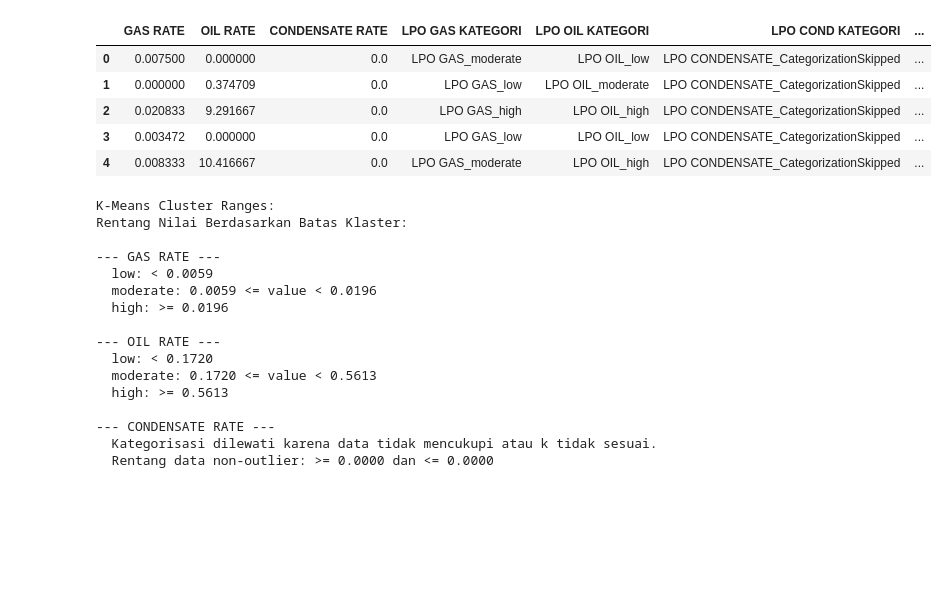
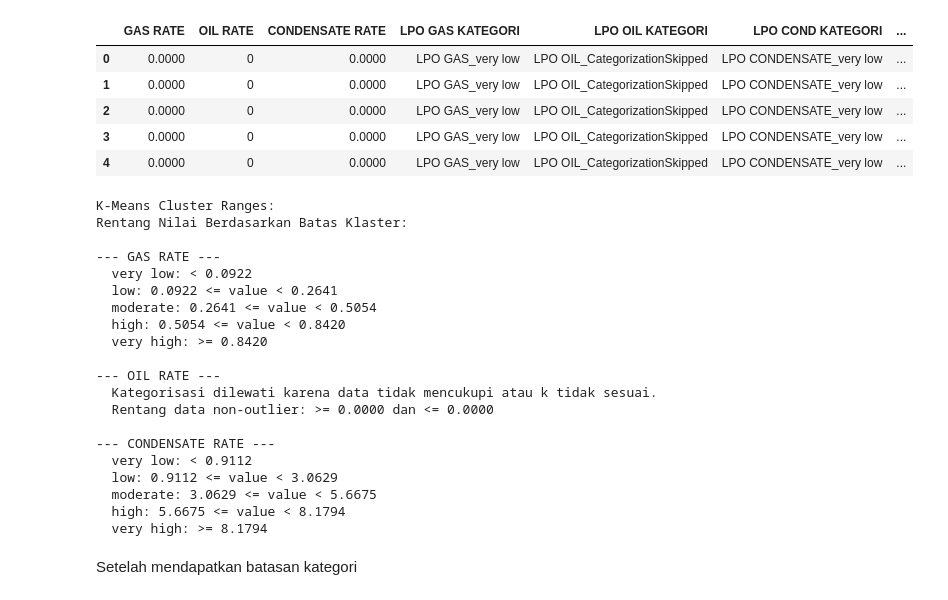
Before and after one commit to ridoya09/Proyek-Analisis-Data, a Jupyter notebook: Apriori/Engine_Apriori_LPO.ipynb, the cells around one changed output. Drawn from its saved outputs; the diff is of its cells as text; code cells hidden in the pictures; blank space fills up the shorter version.

```diff
--- a/Apriori/Engine_Apriori_LPO.ipynb
+++ b/Apriori/Engine_Apriori_LPO.ipynb
@@ -536,11 +619,11 @@ if 'process_data_with_kmeans' not in globals():
     cluster_info = {} # Initialize to prevent errors
 else:
     # Define the file path and k value here before calling the function
-    file_path = "/content/drive/MyDrive/Proyekan Mas Ivan/SF Jan-Aug 2025.xlsx"
+    file_path = "/content/drive/MyDrive/Proyekan Mas Ivan/Shortfall2.xlsx"
     # Assuming k is available from cell OjdosFsFr7kn. If not, set a default.
     if 'k' not in globals():
         # print("Variable 'k' not found, using default k=5 for categorization.") # Commented out
-        k_value = 3
+        k_value = 5
     else:
         k_value = globals()['k']
 
@@ -622,24 +705,30 @@ Successfully loaded data from '/content/drive/MyDrive/Proyekan Mas Ivan/SF Jan-A
 
 DataFrame 'df_association' after processing and categorization:
 |  | GAS RATE | OIL RATE | CONDENSATE RATE | LPO GAS KATEGORI | LPO OIL KATEGORI | LPO COND KATEGORI | ... |
-| 0 | 0.007500 | 0.000000 | 0.0 | LPO GAS_moderate | LPO OIL_low | LPO CONDENSATE_CategorizationSkipped | ... |
-| 1 | 0.000000 | 0.374709 | 0.0 | LPO GAS_low | LPO OIL_moderate | LPO CONDENSATE_CategorizationSkipped | ... |
-| 2 | 0.020833 | 9.291667 | 0.0 | LPO GAS_high | LPO OIL_high | LPO CONDENSATE_CategorizationSkipped | ... |
-| 3 | 0.003472 | 0.000000 | 0.0 | LPO GAS_low | LPO OIL_low | LPO CONDENSATE_CategorizationSkipped | ... |
-| 4 | 0.008333 | 10.416667 | 0.0 | LPO GAS_moderate | LPO OIL_high | LPO CONDENSATE_CategorizationSkipped | ... |
+| 0 | 0.0000 | 0 | 0.0000 | LPO GAS_very low | LPO OIL_CategorizationSkipped | LPO CONDENSATE_very low | ... |
+| 1 | 0.0000 | 0 | 0.0000 | LPO GAS_very low | LPO OIL_CategorizationSkipped | LPO CONDENSATE_very low | ... |
+| 2 | 0.0000 | 0 | 0.0000 | LPO GAS_very low | LPO OIL_CategorizationSkipped | LPO CONDENSATE_very low | ... |
+| 3 | 0.0000 | 0 | 0.0000 | LPO GAS_very low | LPO OIL_CategorizationSkipped | LPO CONDENSATE_very low | ... |
+| 4 | 0.0000 | 0 | 0.0000 | LPO GAS_very low | LPO OIL_CategorizationSkipped | LPO CONDENSATE_very low | ... |
 K-Means Cluster Ranges:
 Rentang Nilai Berdasarkan Batas Klaster:
 
 --- GAS RATE ---
-  low: < 0.0059
-  moderate: 0.0059 <= value < 0.0196
-  high: >= 0.0196
+  very low: < 0.0922
+  low: 0.0922 <= value < 0.2641
+  moderate: 0.2641 <= value < 0.5054
+  high: 0.5054 <= value < 0.8420
+  very high: >= 0.8420
 
 --- OIL RATE ---
-  low: < 0.1720
-  moderate: 0.1720 <= value < 0.5613
-  high: >= 0.5613
+  Kategorisasi dilewati karena data tidak mencukupi atau k tidak sesuai.
+  Rentang data non-outlier: >= 0.0000 dan <= 0.0000
 
 --- CONDENSATE RATE ---
-  Kategorisasi dilewati karena data tidak mencukupi atau k tidak sesuai.
-  Rentang data non-outlier: >= 0.0000 dan <= 0.0000
+  very low: < 0.9112
+  low: 0.9112 <= value < 3.0629
+  moderate: 3.0629 <= value < 5.6675
+  high: 5.6675 <= value < 8.1794
+  very high: >= 8.1794
+# %% [markdown]
+Setelah mendapatkan batasan kategori
```
Also changed, not shown: parts of 23 cells of this notebook.
